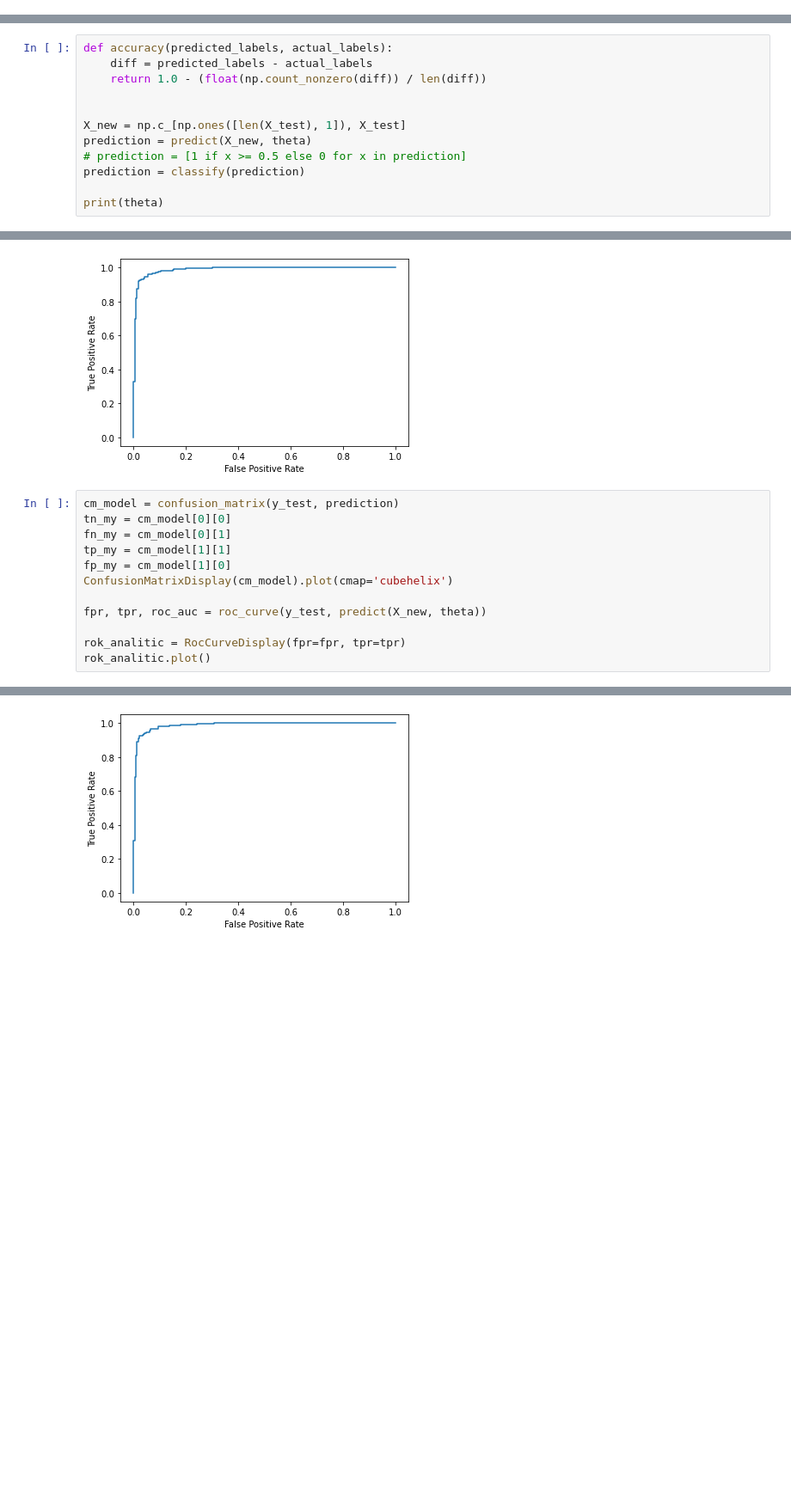
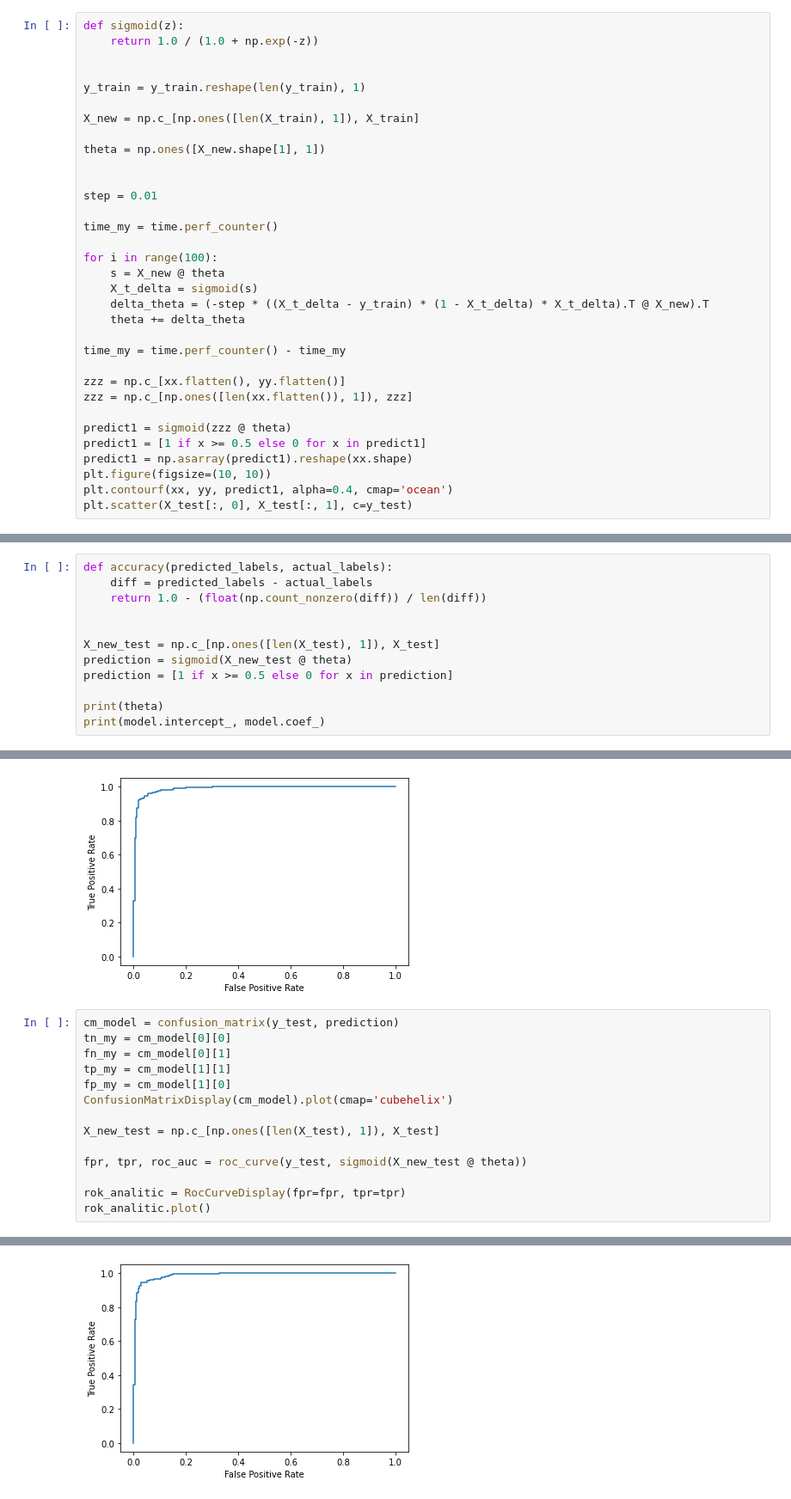
Before and after one commit to jakub-kowalik/PUM, a Jupyter notebook: lab3/lab3.ipynb, the cells around one changed output, grey strips where cells are left out. Shown at 86% size. Saved outputs shown, nothing was run; the diff lists cells and outputs as text; blank space fills up the shorter version.

```diff
--- a/lab3/lab3.ipynb
+++ b/lab3/lab3.ipynb
@@ -225,0 +73,33 @@ iter: 6900 cost: 0.15726395131741272
+# %%
+def sigmoid(z):
+    return 1.0 / (1.0 + np.exp(-z))
+
+
+y_train = y_train.reshape(len(y_train), 1)
+
+X_new = np.c_[np.ones([len(X_train), 1]), X_train]
+
+theta = np.ones([X_new.shape[1], 1])
+
+
+step = 0.01
+
+time_my = time.perf_counter()
+
+for i in range(100):
+    s = X_new @ theta
+    X_t_delta = sigmoid(s)
+    delta_theta = (-step * ((X_t_delta - y_train) * (1 - X_t_delta) * X_t_delta).T @ X_new).T
+    theta += delta_theta
+
+time_my = time.perf_counter() - time_my
+
+zzz = np.c_[xx.flatten(), yy.flatten()]
+zzz = np.c_[np.ones([len(xx.flatten()), 1]), zzz]
+
+predict1 = sigmoid(zzz @ theta)
+predict1 = [1 if x >= 0.5 else 0 for x in predict1]
+predict1 = np.asarray(predict1).reshape(xx.shape)
+plt.figure(figsize=(10, 10))
+plt.contourf(xx, yy, predict1, alpha=0.4, cmap='ocean')
+plt.scatter(X_test[:, 0], X_test[:, 1], c=y_test)
@@ -229,10 +112,10 @@ def accuracy(predicted_labels, actual_labels):
     return 1.0 - (float(np.count_nonzero(diff)) / len(diff))
 
 
-X_new = np.c_[np.ones([len(X_test), 1]), X_test]
-prediction = predict(X_new, theta)
-# prediction = [1 if x >= 0.5 else 0 for x in prediction]
-prediction = classify(prediction)
+X_new_test = np.c_[np.ones([len(X_test), 1]), X_test]
+prediction = sigmoid(X_new_test @ theta)
+prediction = [1 if x >= 0.5 else 0 for x in prediction]
 
 print(theta)
+print(model.intercept_, model.coef_)
 # %% [output]
@@ -258,19 +142,21 @@ rok_model.plot()
 # %%
 cm_model = confusion_matrix(y_test, prediction)
 tn_my = cm_model[0][0]
 fn_my = cm_model[0][1]
 tp_my = cm_model[1][1]
 fp_my = cm_model[1][0]
 ConfusionMatrixDisplay(cm_model).plot(cmap='cubehelix')
 
-fpr, tpr, roc_auc = roc_curve(y_test, predict(X_new, theta))
+X_new_test = np.c_[np.ones([len(X_test), 1]), X_test]
+
+fpr, tpr, roc_auc = roc_curve(y_test, sigmoid(X_new_test @ theta))
 
 rok_analitic = RocCurveDisplay(fpr=fpr, tpr=tpr)
 rok_analitic.plot()
 # %% [output]
 <sklearn.metrics._plot.roc_curve.RocCurveDisplay at 0x...>
 [figure]
-[figure, old version]
+[figure, new version]
 # %%
 print("Czas wykonania moj:", time_my)
 print("Czas wykonania sklearn:", time_sk)
```
Also changed, not shown: parts of 15 cells of this notebook.
